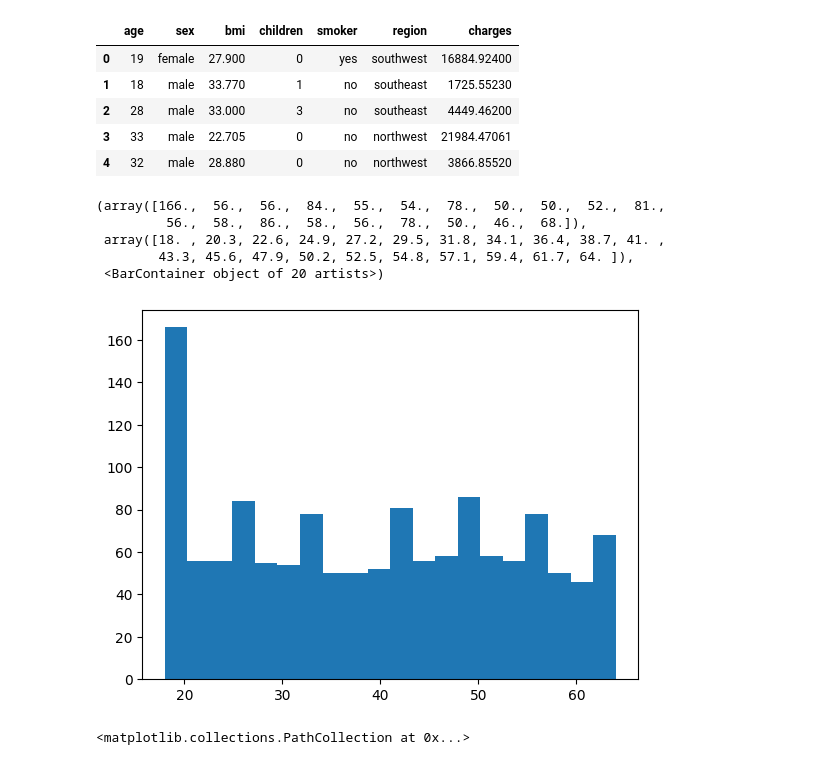
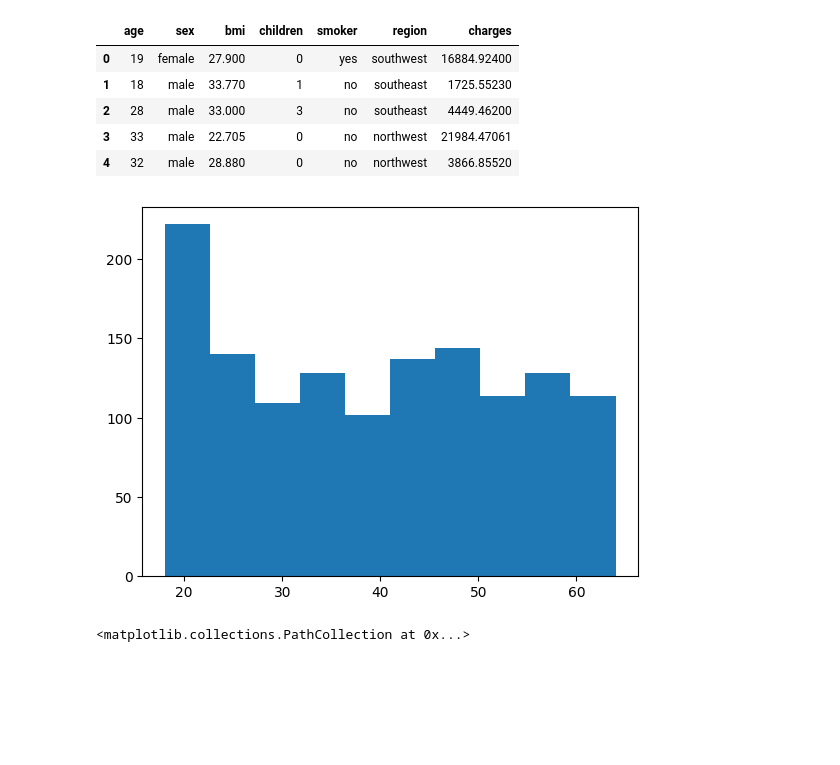
Before and after one commit to KHITOLIA/TB, a Jupyter notebook: DS Weekday 12pm/MATHS/Matplotlib.ipynb, the cells around one changed output. Drawn from its saved outputs; the diff is of its cells as text; code cells hidden in the pictures; blank space fills up the shorter version.

```diff
--- a/DS Weekday 12pm/MATHS/Matplotlib.ipynb
+++ b/DS Weekday 12pm/MATHS/Matplotlib.ipynb
@@ -110,14 +121,10 @@ insurance.head()
 | 3 | 33 | male | 22.705 | 0 | no | northwest | 21984.47061 |
 | 4 | 32 | male | 28.880 | 0 | no | northwest | 3866.85520 |
 # %%
-plt.hist(insurance['age'], bins=20)
+plt.hist(insurance['age'], bins=10)
+plt.show()
 # %% [output]
-(array([166.,  56.,  56.,  84.,  55.,  54.,  78.,  50.,  50.,  52.,  81.,
-         56.,  58.,  86.,  58.,  56.,  78.,  50.,  46.,  68.]),
- array([18. , 20.3, 22.6, 24.9, 27.2, 29.5, 31.8, 34.1, 36.4, 38.7, 41. ,
-        43.3, 45.6, 47.9, 50.2, 52.5, 54.8, 57.1, 59.4, 61.7, 64. ]),
- <BarContainer object of 20 artists>)
-[figure, old version]
+[figure, new version]
 # %%
 plt.scatter(insurance['bmi'] , insurance['age'])
 # %% [output]
```
Also changed, not shown: parts of 5 cells of this notebook.
